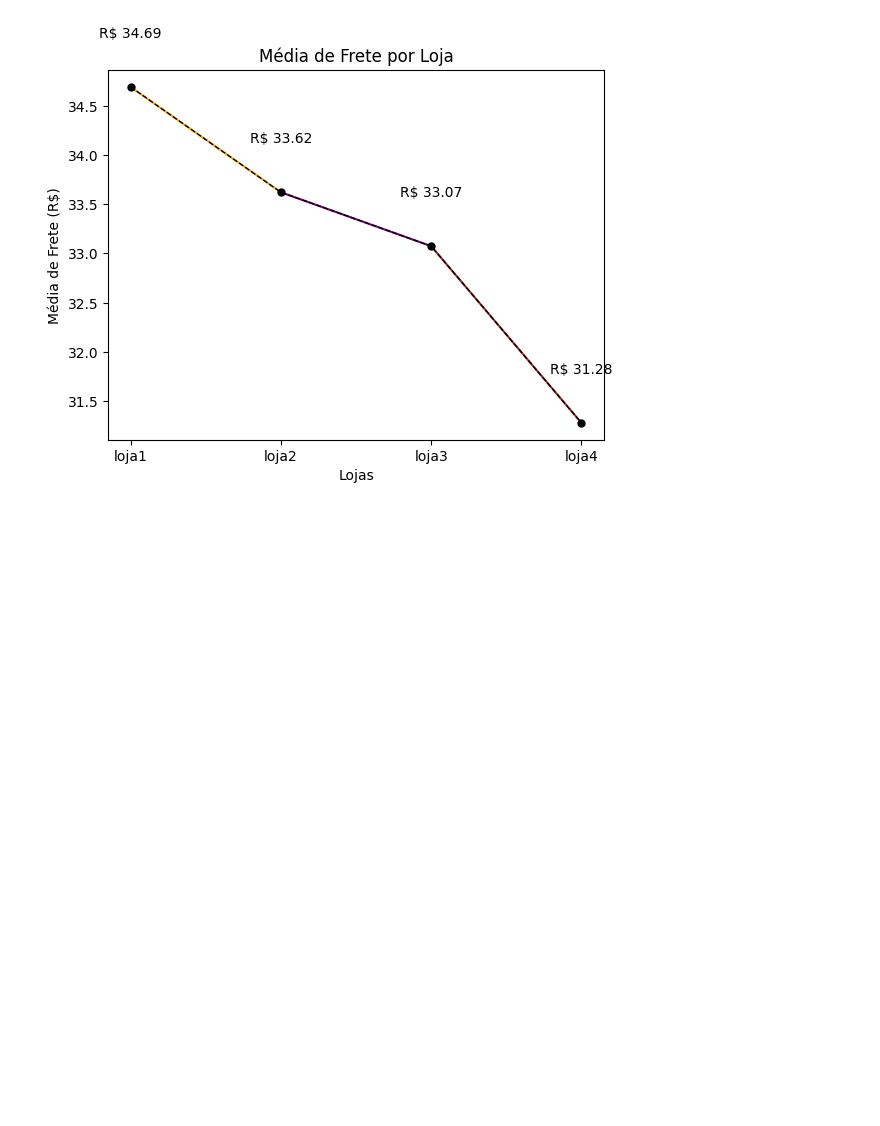
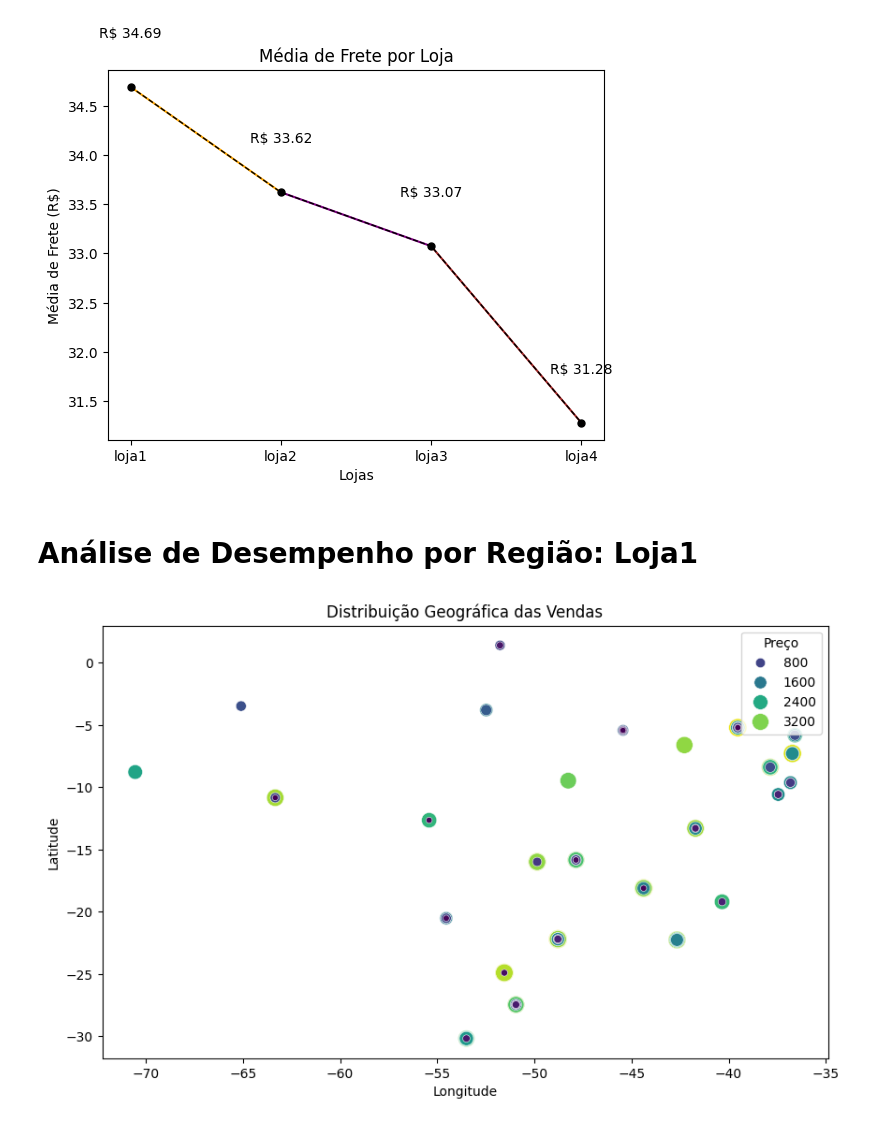
Before and after one commit to LipeSilva83/Alura_Store_BR, a Jupyter notebook: AluraStoreBr.ipynb, the cells around one changed output. Saved outputs shown, nothing was run; the diff lists cells and outputs as text; code cells hidden in the pictures; blank space fills up the shorter version.

Commit message:
inclusão de mapa desempenho

```diff
--- a/AluraStoreBr.ipynb
+++ b/AluraStoreBr.ipynb
@@ -307,3 +307,19 @@ for i, media in enumerate(medias_frete):
 plt.show()
 # %% [output]
 [figure]
+# %% [markdown]
+# **Análise de Desempenho por Região: Loja1**
+# %%
+
+import pandas as pd
+import matplotlib.pyplot as plt
+import seaborn as sns
+
+plt.figure(figsize=(10, 6))
+sns.scatterplot(data=loja1, x='lon', y='lat', size='Preço', hue='Preço', palette='viridis', sizes=(20, 200))
+plt.title('Distribuição Geográfica das Vendas')
+plt.xlabel('Longitude')
+plt.ylabel('Latitude')
+plt.show()
+# %% [output]
+[figure, added]
```
Also changed, not shown: parts of 6 cells of this notebook, 2 other files.
